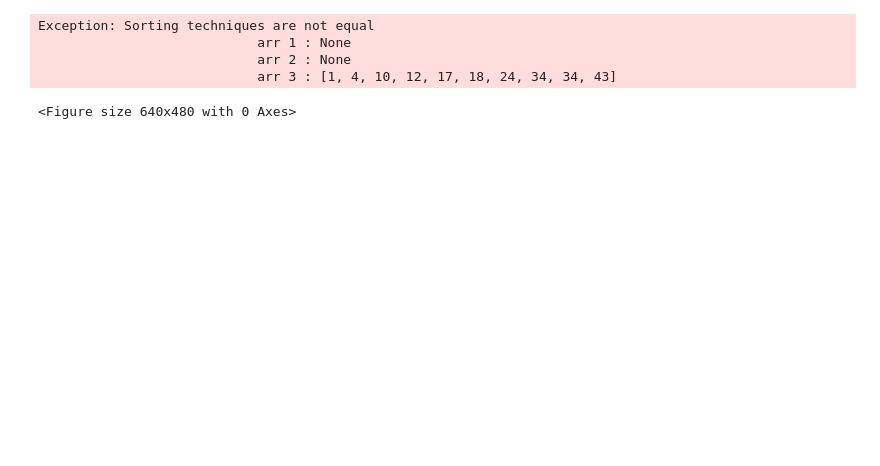
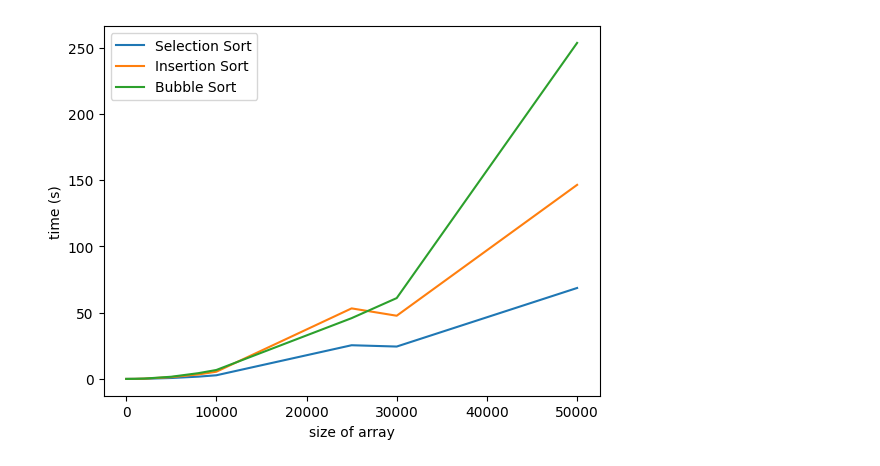
Before and after one commit to eng-abdelrahman-sharaf/Shanka7Foo, a Jupyter notebook: Term 6/Data 2/ass1/main.ipynb, the cells around one changed output. Drawn from its saved outputs; the diff is of its cells as text; code cells hidden in the pictures; blank space fills up the shorter version.

Commit message:
Add All together and increase sizes list

```diff
--- a/Term 6/Data 2/ass1/main.ipynb
+++ b/Term 6/Data 2/ass1/main.ipynb
@@ -35,19 +35,15 @@ def compare_sorting_techniques(array_sizes):
 # %%
 
 if __name__ == "__main__":
     plt.figure()
-    # sizes = [int(i) for i in[10,100,1000,2e3 , 5e3 , 8e3 ,1e4, 2.5e4 , 3e4, 5e4]]
-    sizes = [int(i) for i in[10,100,1000,2e3 , 5e3 , 8e3]]
+    sizes = [int(i) for i in [10,100,1000,2e3 , 5e3 , 8e3 ,1e4, 2.5e4 , 3e4, 5e4]]
+    # sizes = [int(i) for i in[10,100,1000,2e3 , 5e3 , 8e3]]
     times = compare_sorting_techniques(sizes)
     plt.ylabel("time (s)")
     plt.xlabel("size of array")
     plt.plot(sizes, times[0], label="Selection Sort")
     plt.plot(sizes, times[1], label="Insertion Sort")
     plt.plot(sizes, times[2], label="Bubble Sort")
     plt.legend()
 # %% [output]
-Exception: Sorting techniques are not equal
-                            arr 1 : None
-                            arr 2 : None
-                            arr 3 : [1, 4, 10, 12, 17, 18, 24, 34, 34, 43]
-<Figure size 640x480 with 0 Axes>
+[figure, added]
```
